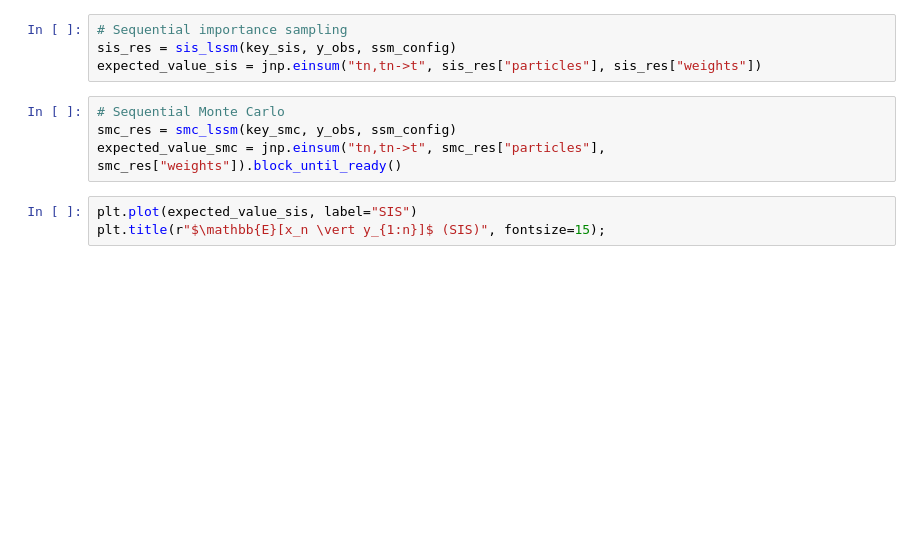
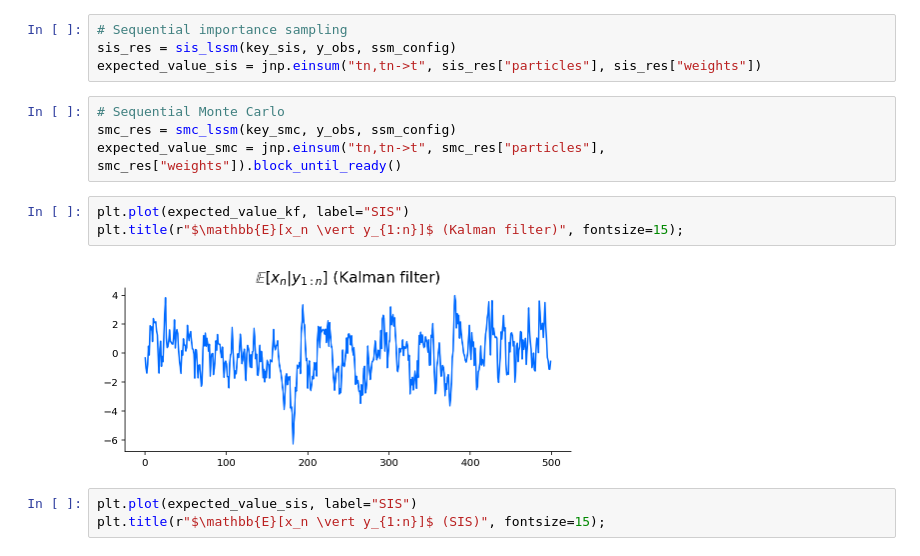
Before and after one commit to gerdm/misc, a Jupyter notebook: 2022-04/advanced-computational-methods.ipynb, the cells around one changed output. Drawn from its saved outputs; the diff is of its cells as text; blank space fills up the shorter version.

```diff
--- a/2022-04/advanced-computational-methods.ipynb
+++ b/2022-04/advanced-computational-methods.ipynb
@@ -214,6 +214,11 @@ expected_value_sis = jnp.einsum("tn,tn->t", sis_res["particles"], sis_res["weigh
 # Sequential Monte Carlo
 smc_res = smc_lssm(key_smc, y_obs, ssm_config)
 expected_value_smc = jnp.einsum("tn,tn->t", smc_res["particles"], smc_res["weights"]).block_until_ready()
+# %%
+plt.plot(expected_value_kf, label="SIS")
+plt.title(r"$\mathbb{E}[x_n \vert y_{1:n}]$ (Kalman filter)", fontsize=15);
+# %% [output]
+[figure, added]
 # %%
 plt.plot(expected_value_sis, label="SIS")
 plt.title(r"$\mathbb{E}[x_n \vert y_{1:n}]$ (SIS)", fontsize=15);
```
Also changed, not shown: parts of 13 cells of this notebook.
